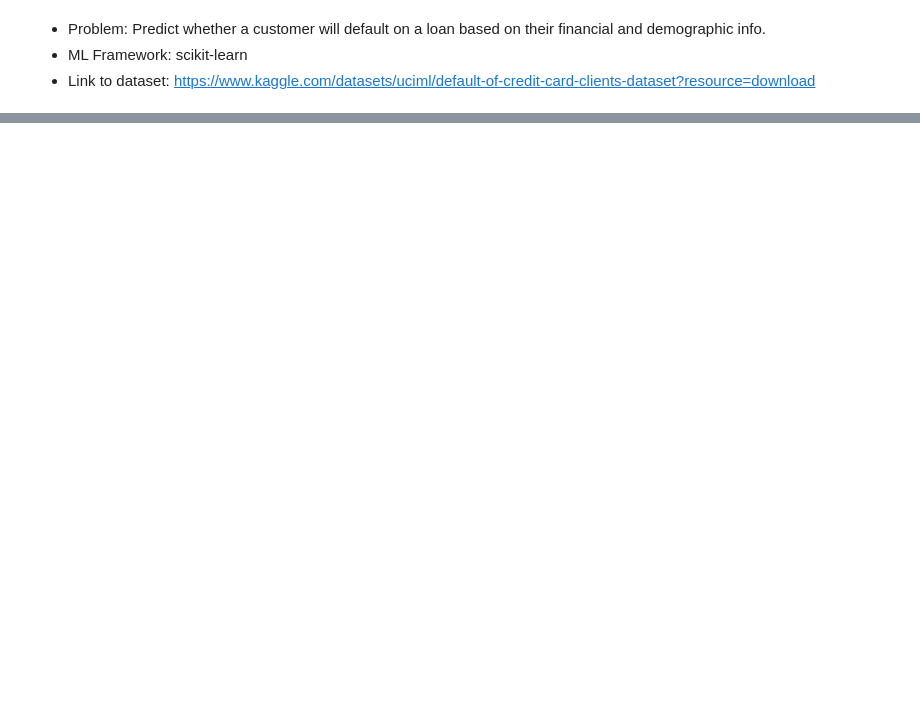
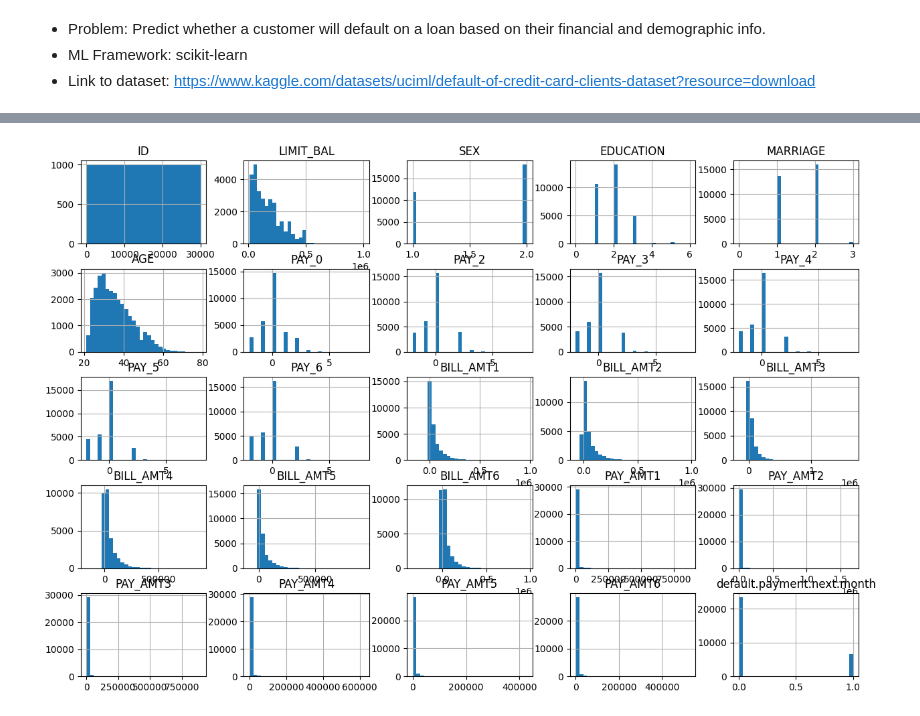
Before and after one commit to medinaisrael-17/credit_default_prediction, a Jupyter notebook: notebooks/credit_default.ipynb, the cells around one changed output, grey strips where cells are left out. Cells and saved outputs as stored; diff of their text form; code cells hidden in the pictures; blank space fills up the shorter version.

Commit message:
updating notebook to chart histogram as well as boxplot, looking for any outliers

```diff
--- a/notebooks/credit_default.ipynb
+++ b/notebooks/credit_default.ipynb
@@ -15,7 +20,10 @@ from sklearn.metrics import accuracy_score, precision_score, recall_score, f1_sc
 # %%
 #=========LOAD DATA=========
+#Project root (one level up from notebooks/)
+project_root = Path().resolve().parent
+
 #Example: local CSV
-data = pd.read_csv("data/UCI_Credit_Card.csv")
+data = pd.read_csv(project_root / "data" / "UCI_Credit_card.csv")
 #not needed to train and test with
 data.drop(columns=['ID'])
 
@@ -25,0 +61,9 @@ data.describe()
+# %%
+#histogram
+#bins determines how many bars the histogram has
+#figsize controls the size of the entire figure (width x height in inches)
+data.hist(bins=30, figsize=(15,10))
+plt.tight_layout
+plt.show()
+# %% [output]
+[figure, added]
```
Also changed, not shown: parts of 6 cells of this notebook.
